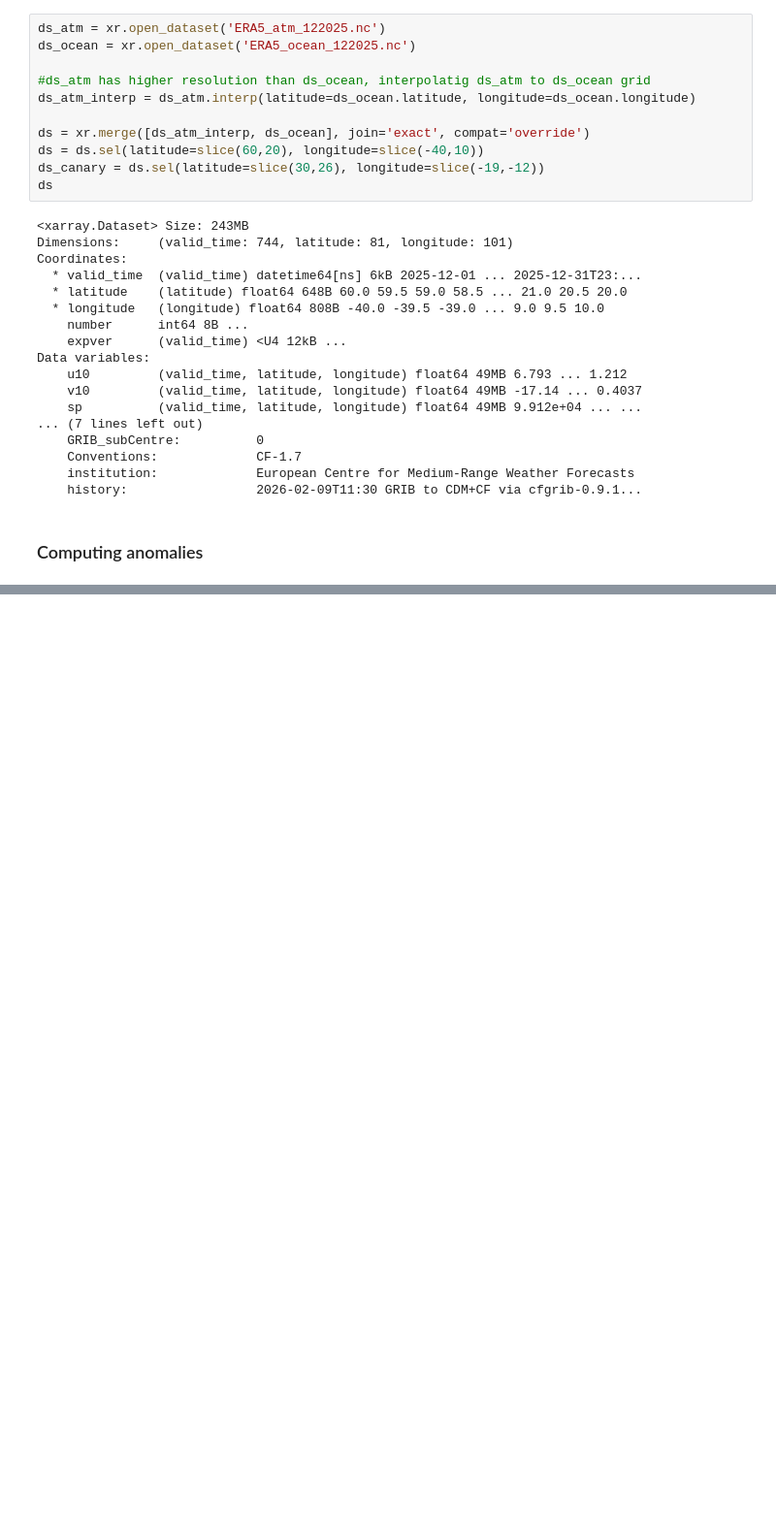
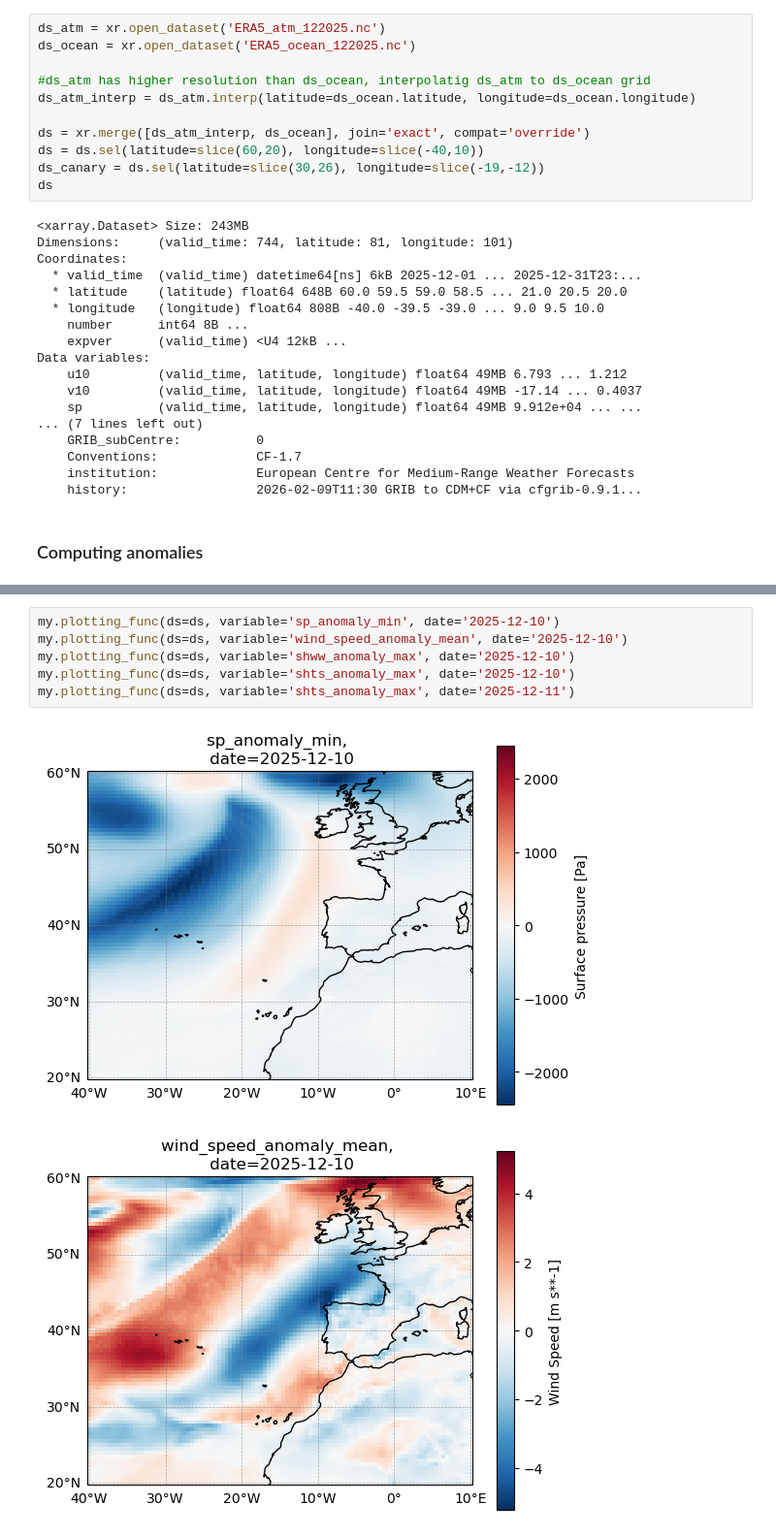
Before and after one commit to AnurovaPrykhodko/Atmospheric-ocean_coupling_analysis_extreme_wave_event, a Jupyter notebook: preprocessing.ipynb, the cells around one changed output, grey strips where cells are left out. Shown at 97% size. Saved outputs shown, nothing was run; the diff lists cells and outputs as text; blank space fills up the shorter version.

```diff
--- a/preprocessing.ipynb
+++ b/preprocessing.ipynb
@@ -127,0 +121,9 @@ my.plotting_func(ds=ds, variable='shts_anomaly_max', date='2025-12-08')
+# %%
+my.plotting_func(ds=ds, variable='sp_anomaly_min', date='2025-12-10')
+my.plotting_func(ds=ds, variable='wind_speed_anomaly_mean', date='2025-12-10')
+my.plotting_func(ds=ds, variable='shww_anomaly_max', date='2025-12-10')
+my.plotting_func(ds=ds, variable='shts_anomaly_max', date='2025-12-10')
+my.plotting_func(ds=ds, variable='shts_anomaly_max', date='2025-12-11')
+# %% [output]
+[figure, added]
+[figure, added]
```
Also changed, not shown: parts of 20 cells of this notebook, 2 other files.
